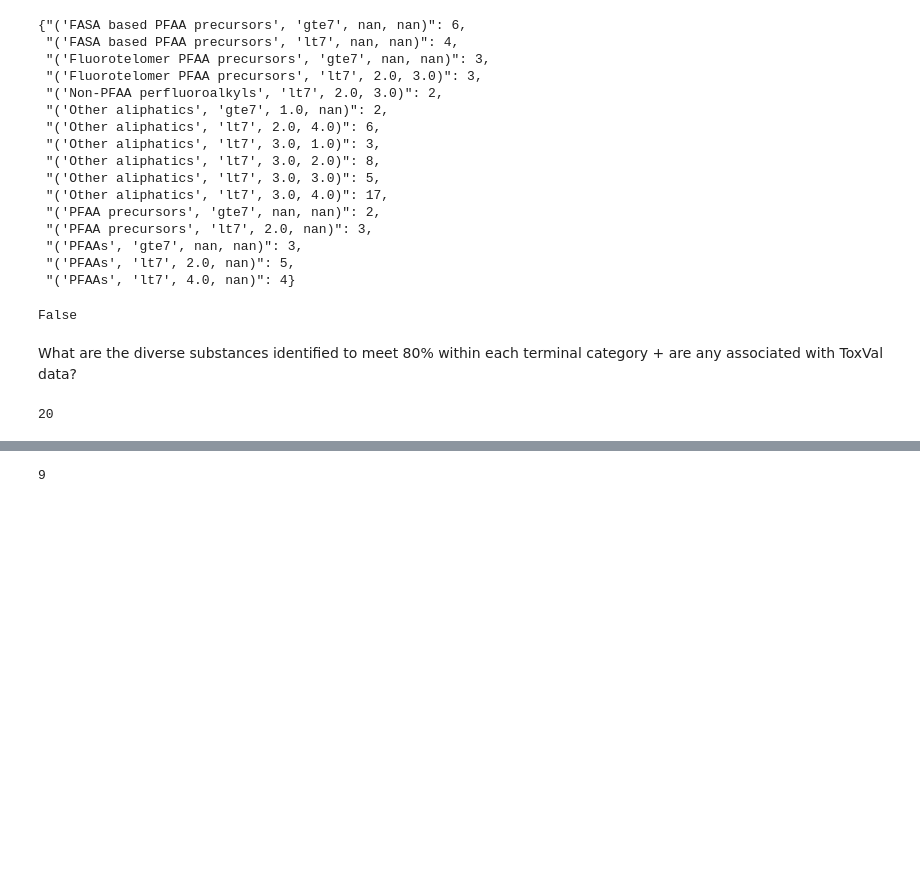
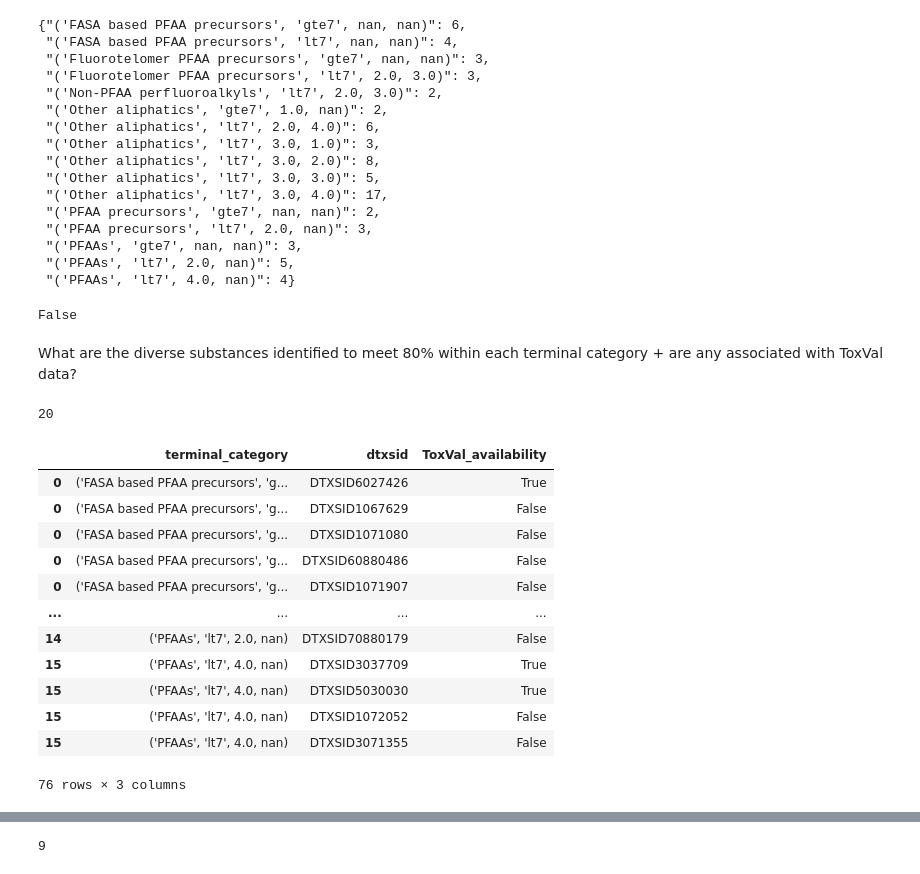
Before and after one commit to patlewig/nts_pfas, a Jupyter notebook: notebooks/11_wTSCAConstraints-diverse-wtoxval.ipynb, the cells around one changed output, grey strips where cells are left out. Saved outputs shown, nothing was run; the diff lists cells and outputs as text; code cells hidden in the pictures; blank space fills up the shorter version.

```diff
--- a/notebooks/11_wTSCAConstraints-diverse-wtoxval.ipynb
+++ b/notebooks/11_wTSCAConstraints-diverse-wtoxval.ipynb
@@ -585,5 +585,21 @@ df_expanded = my_subs.apply(lambda col: col.explode() if col.dtype == 'O' else c
 df_expanded['ToxVal_availability'].sum()
 # %% [output]
 20
+# %%
+df_expanded
+# %% [output]
+|  | terminal_category | dtxsid | ToxVal_availability |
+| 0 | ('FASA based PFAA precursors', 'g... | DTXSID6027426 | True |
+| 0 | ('FASA based PFAA precursors', 'g... | DTXSID1067629 | False |
+| 0 | ('FASA based PFAA precursors', 'g... | DTXSID1071080 | False |
+| 0 | ('FASA based PFAA precursors', 'g... | DTXSID60880486 | False |
+| 0 | ('FASA based PFAA precursors', 'g... | DTXSID1071907 | False |
+| ... | ... | ... | ... |
+| 14 | ('PFAAs', 'lt7', 2.0, nan) | DTXSID70880179 | False |
+| 15 | ('PFAAs', 'lt7', 4.0, nan) | DTXSID3037709 | True |
+| 15 | ('PFAAs', 'lt7', 4.0, nan) | DTXSID5030030 | True |
+| 15 | ('PFAAs', 'lt7', 4.0, nan) | DTXSID1072052 | False |
+| 15 | ('PFAAs', 'lt7', 4.0, nan) | DTXSID3071355 | False |
+76 rows × 3 columns
 # %%
 other_centroids = df_3[((df_3['tsca_active_centroid'] == 'centroid') & (~df_3['group_str'].isin(thresh_80.keys())))].index.tolist()
```
Also changed, not shown: parts of 8 cells of this notebook, 1 other file.
